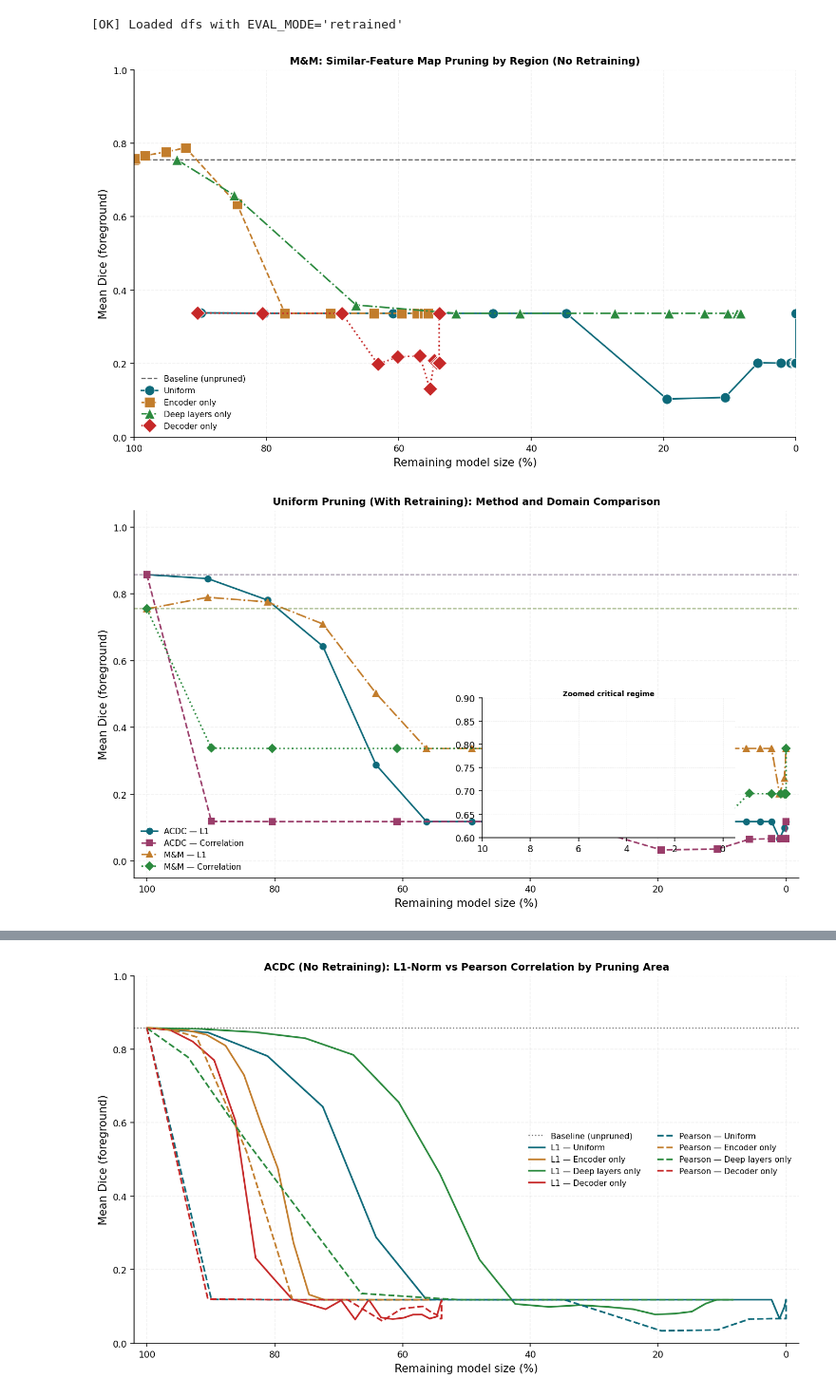
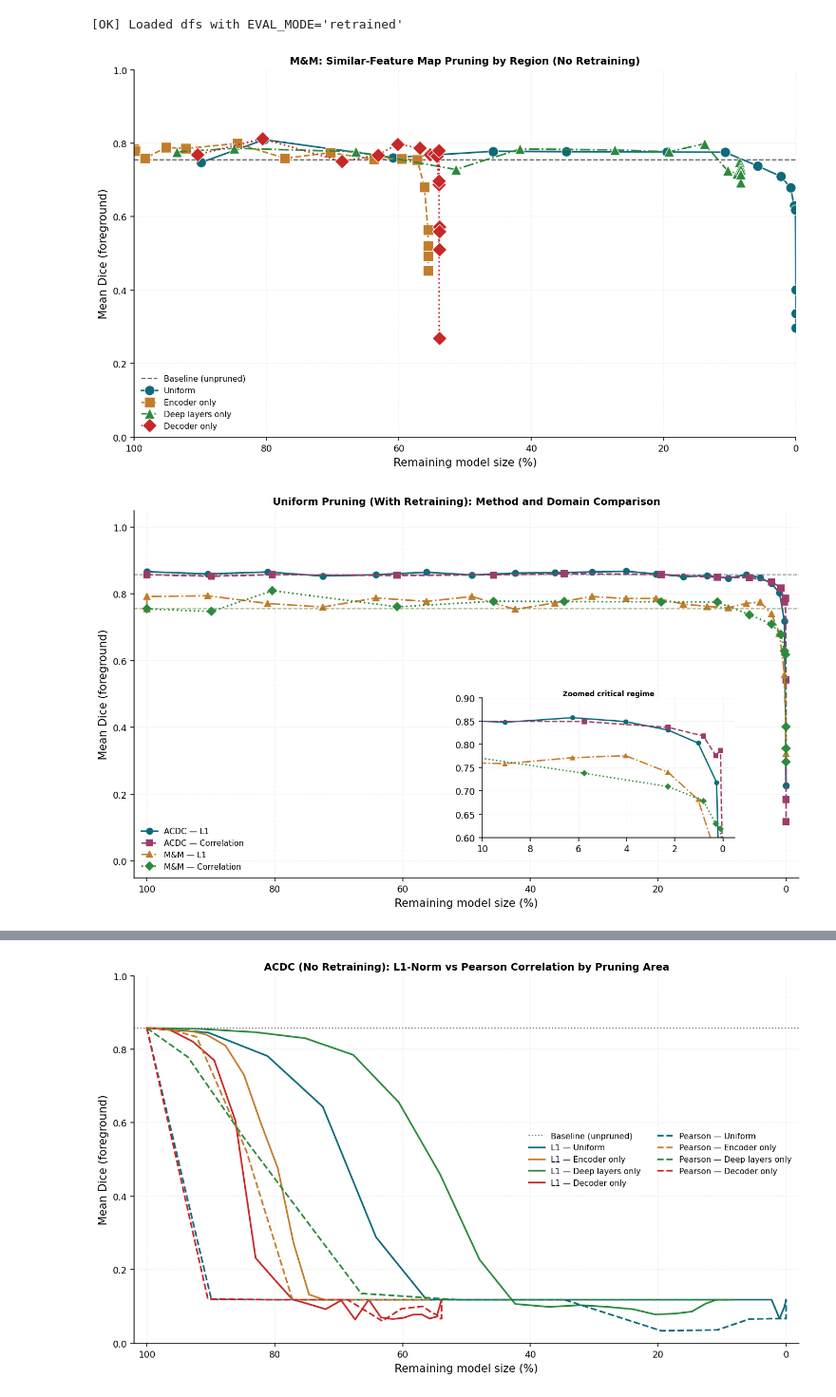
Before and after one commit to TijmenToxopeus/basic_UNet, a Jupyter notebook: src/notebooks/metrics_plots.ipynb, the cells around one changed output, grey strips where cells are left out. Shown at 95% size. Cells and saved outputs as stored; diff of their text form; code cells hidden in the pictures.

```diff
--- a/src/notebooks/metrics_plots.ipynb
+++ b/src/notebooks/metrics_plots.ipynb
@@ -771,14 +769,14 @@ def plot_pruning_locations(
     plt.close(fig)
 
 plot_pruning_locations(
-    dfs,
+    dfs_trained,
     dataset="mm",
     method="corr",
     title="M&M: Similar-Feature Map Pruning by Region (No Retraining)",
     # save_path="figures/results/mm_corr_pruning_locations.pdf",
 )
 # %% [output]
-[figure, old version]
+[figure, new version]
 # %%
 # import matplotlib.pyplot as plt
 # import pandas as pd
@@ -1111,38 +1109,38 @@ def plot_experiment_dfs(
                 color=color,
             )
 
         axins.set_xlim(x_max_z, x_min_z)
         axins.set_ylim(y_min_z, y_max_z)
         axins.set_title("Zoomed critical regime", fontsize=7, pad=2)
 
         axins.grid(True, alpha=0.25, linewidth=0.4)
 
     fig.tight_layout()
 
     if save_path is not None:
         fig.savefig(save_path, dpi=300, bbox_inches="tight")
     else:
         plt.show()
 
     plt.close(fig)
 
 
 # --------------------------------------------------
 # Example call with zoom
 # --------------------------------------------------
 plot_experiment_dfs(
     {
-        "ACDC — L1": dfs["acdc"]["l1"].uniform,
-        "ACDC — Correlation": dfs["acdc"]["corr"].uniform,
-        "M&M — L1": dfs["mm"]["l1"].uniform,
-        "M&M — Correlation": dfs["mm"]["corr"].uniform,
+        "ACDC — L1": dfs_trained["acdc"]["l1"].uniform,
+        "ACDC — Correlation": dfs_trained["acdc"]["corr"].uniform,
+        "M&M — L1": dfs_trained["mm"]["l1"].uniform,
+        "M&M — Correlation": dfs_trained["mm"]["corr"].uniform,
     },
     include_baseline_point=True,
     zoom_region=(-0.5, 10, 0.6, 0.9),  # <- zoom into critical region
     title="Uniform Pruning (With Retraining): Method and Domain Comparison",
 )
 # %% [output]
-[figure, old version]
+[figure, new version]
 # %%
 # Dice plot for criteria_dfs (same style as cell 2)
 
```
Also changed, not shown: parts of 3 cells of this notebook, 1 other file.
